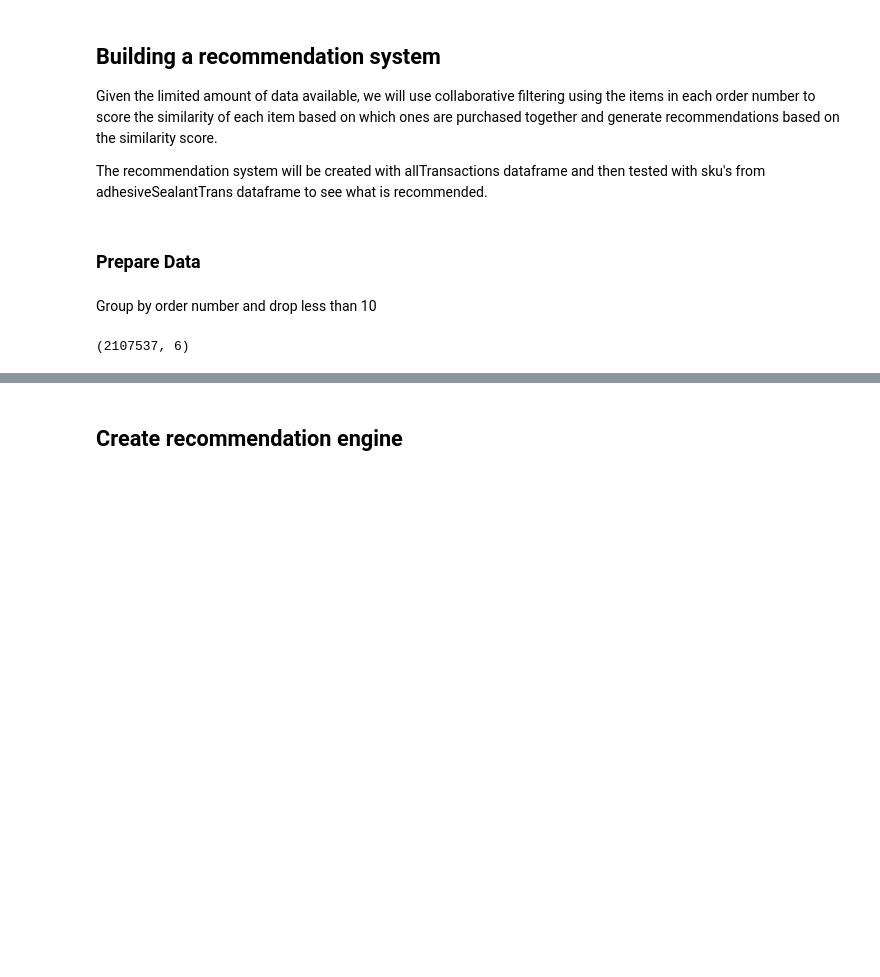
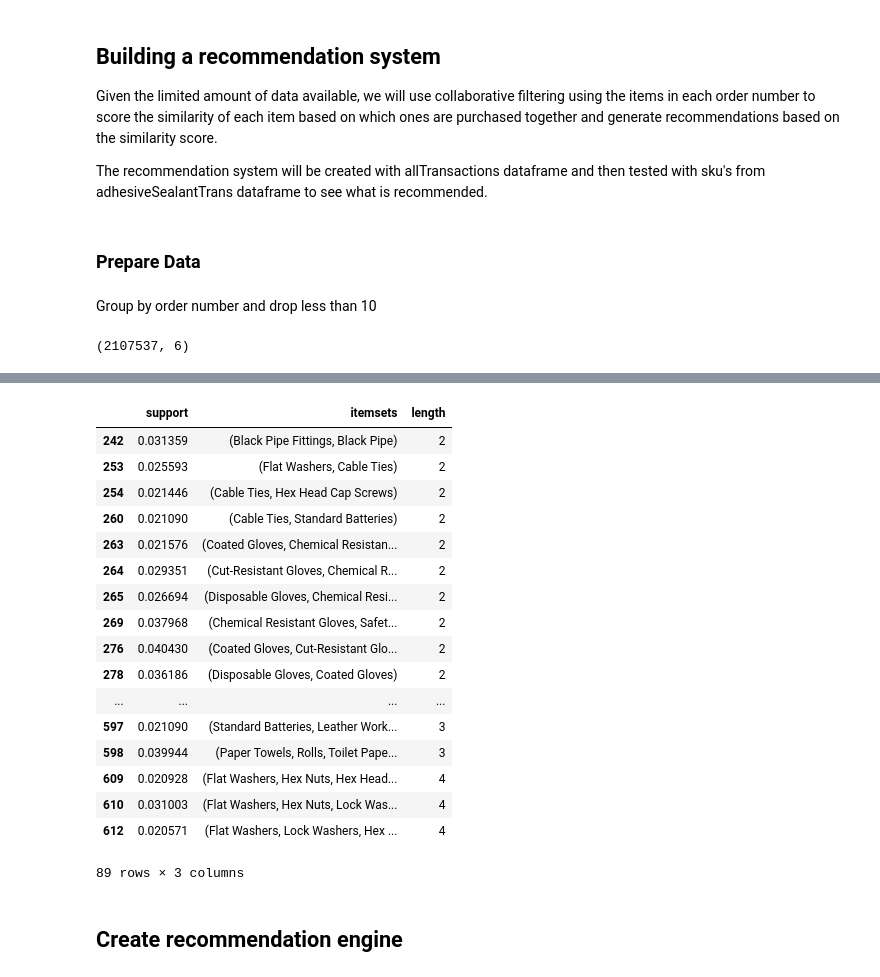
Before and after one commit to deejayrusso/E-Commerce-Recommendations, a Jupyter notebook: E-Commerce Recommendation Notebook.ipynb, the cells around one changed output, grey strips where cells are left out. Drawn from its saved outputs; the diff is of its cells as text; code cells hidden in the pictures; blank space fills up the shorter version.

Commit message:
Changed approach to rec system using MLxtend and apriori

```diff
--- a/E-Commerce Recommendation Notebook.ipynb
+++ b/E-Commerce Recommendation Notebook.ipynb
@@ -327,0 +338,5 @@ allTransaction.head()
+# %%
+# Find frequent item sets and and number of items in each order
+freq_itemsets = apriori(transaction_group, min_support=0.01, use_colnames=True)
+freq_itemsets['length'] = freq_itemsets['itemsets'].apply(lambda x : len(x))
+freq_itemsets.head()
@@ -328,3 +350,26 @@ allTransaction.head()
+# %%
+#filter out smaller orders orders
+freq_itemsets[ (freq_itemsets['length'] > 1) &
+             (freq_itemsets['support'] > 0.02) ]
+# %% [output]
+|  | support | itemsets | length |
+| 242 | 0.031359 | (Black Pipe Fittings, Black Pipe) | 2 |
+| 253 | 0.025593 | (Flat Washers, Cable Ties) | 2 |
+| 254 | 0.021446 | (Cable Ties, Hex Head Cap Screws) | 2 |
+| 260 | 0.021090 | (Cable Ties, Standard Batteries) | 2 |
+| 263 | 0.021576 | (Coated Gloves, Chemical Resistan... | 2 |
+| 264 | 0.029351 | (Cut-Resistant Gloves, Chemical R... | 2 |
+| 265 | 0.026694 | (Disposable Gloves, Chemical Resi... | 2 |
+| 269 | 0.037968 | (Chemical Resistant Gloves, Safet... | 2 |
+| 276 | 0.040430 | (Coated Gloves, Cut-Resistant Glo... | 2 |
+| 278 | 0.036186 | (Disposable Gloves, Coated Gloves) | 2 |
+| ... | ... | ... | ... |
+| 597 | 0.021090 | (Standard Batteries, Leather Work... | 3 |
+| 598 | 0.039944 | (Paper Towels, Rolls, Toilet Pape... | 3 |
+| 609 | 0.020928 | (Flat Washers, Hex Nuts, Hex Head... | 4 |
+| 610 | 0.031003 | (Flat Washers, Hex Nuts, Lock Was... | 4 |
+| 612 | 0.020571 | (Flat Washers, Lock Washers, Hex ... | 4 |
+89 rows × 3 columns
 # %% [markdown]
 ## Create recommendation engine
 # %%
```
Also changed, not shown: parts of 27 cells of this notebook.
